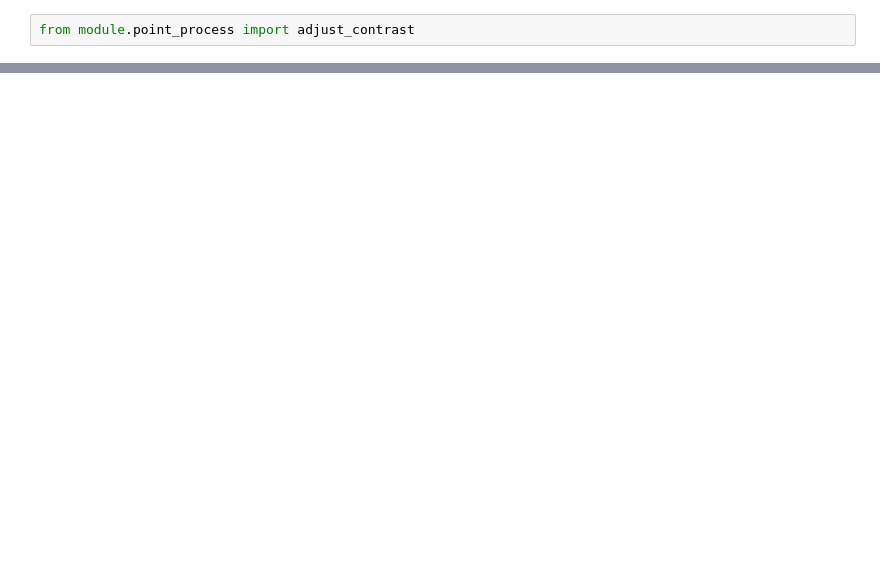
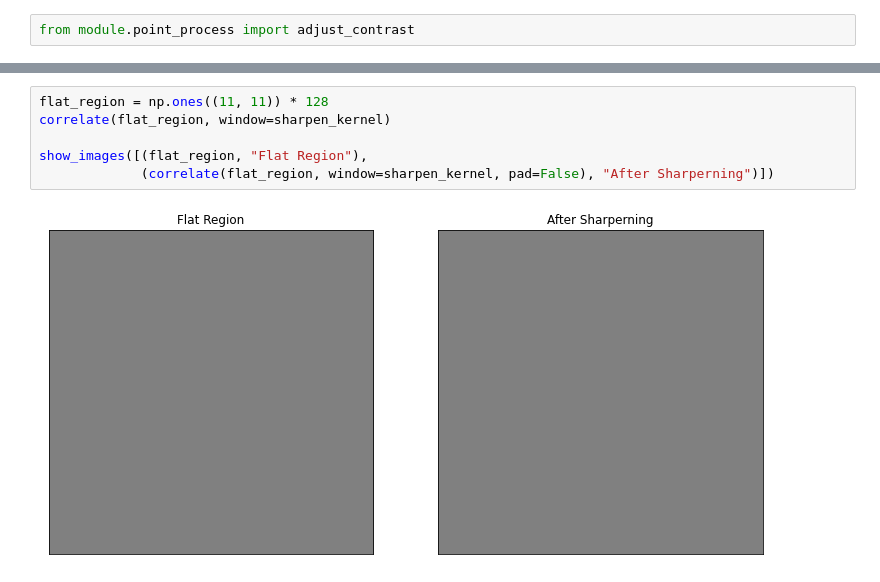
Before and after one commit to 0WN463/wellspring, a Jupyter notebook: computer-vision/filtering.ipynb, the cells around one changed output, grey strips where cells are left out. Drawn from its saved outputs; the diff is of its cells as text; blank space fills up the shorter version.

```diff
--- a/computer-vision/filtering.ipynb
+++ b/computer-vision/filtering.ipynb
@@ -294,0 +355,8 @@ show_images([(rose_image_grey, 'Original Image'),
+# %%
+flat_region = np.ones((11, 11)) * 128
+correlate(flat_region, window=sharpen_kernel)
+
+show_images([(flat_region, "Flat Region"),
+             (correlate(flat_region, window=sharpen_kernel, pad=False), "After Sharperning")])
+# %% [output]
+[figure, added]
```
Also changed, not shown: parts of 105 cells of this notebook, 10 other files.
